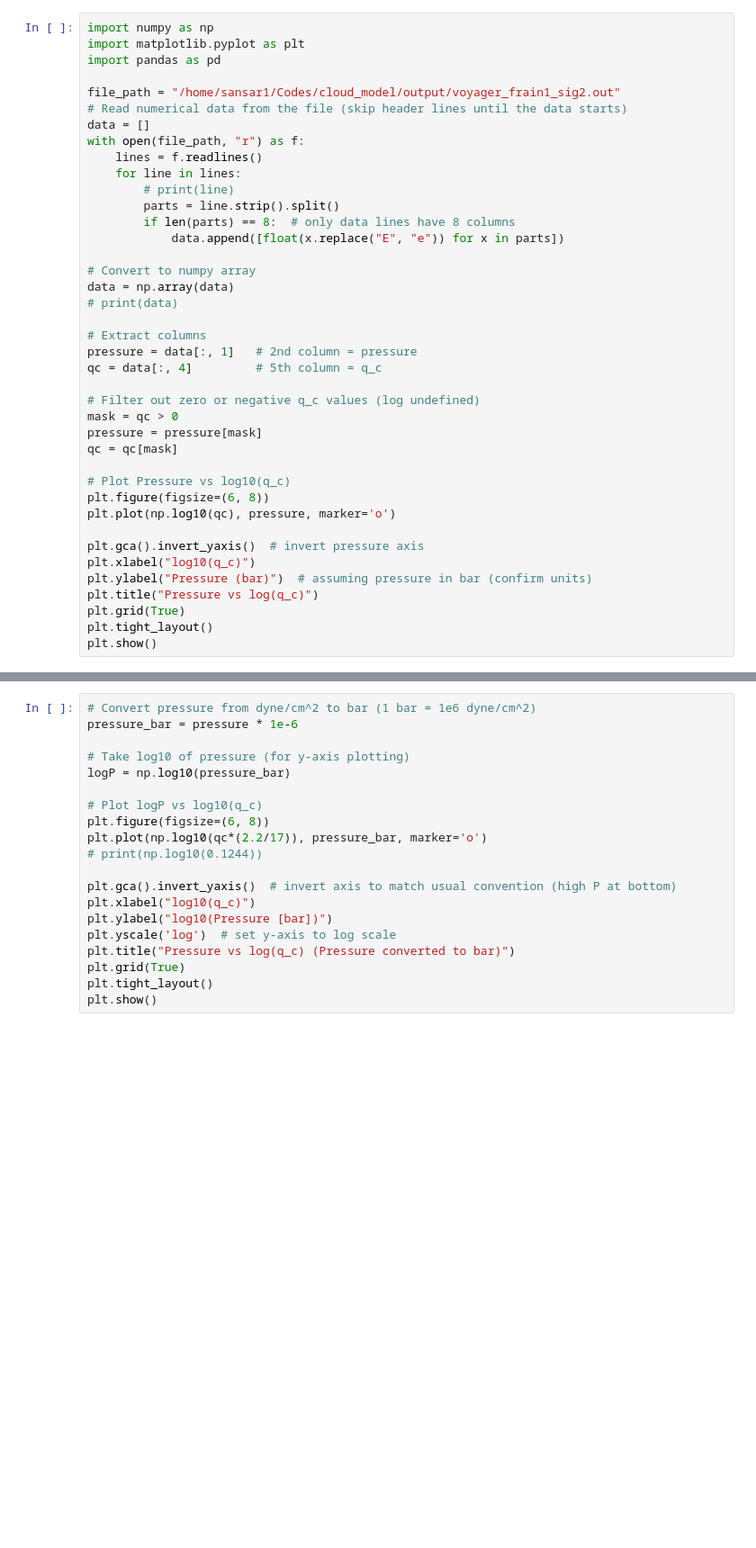
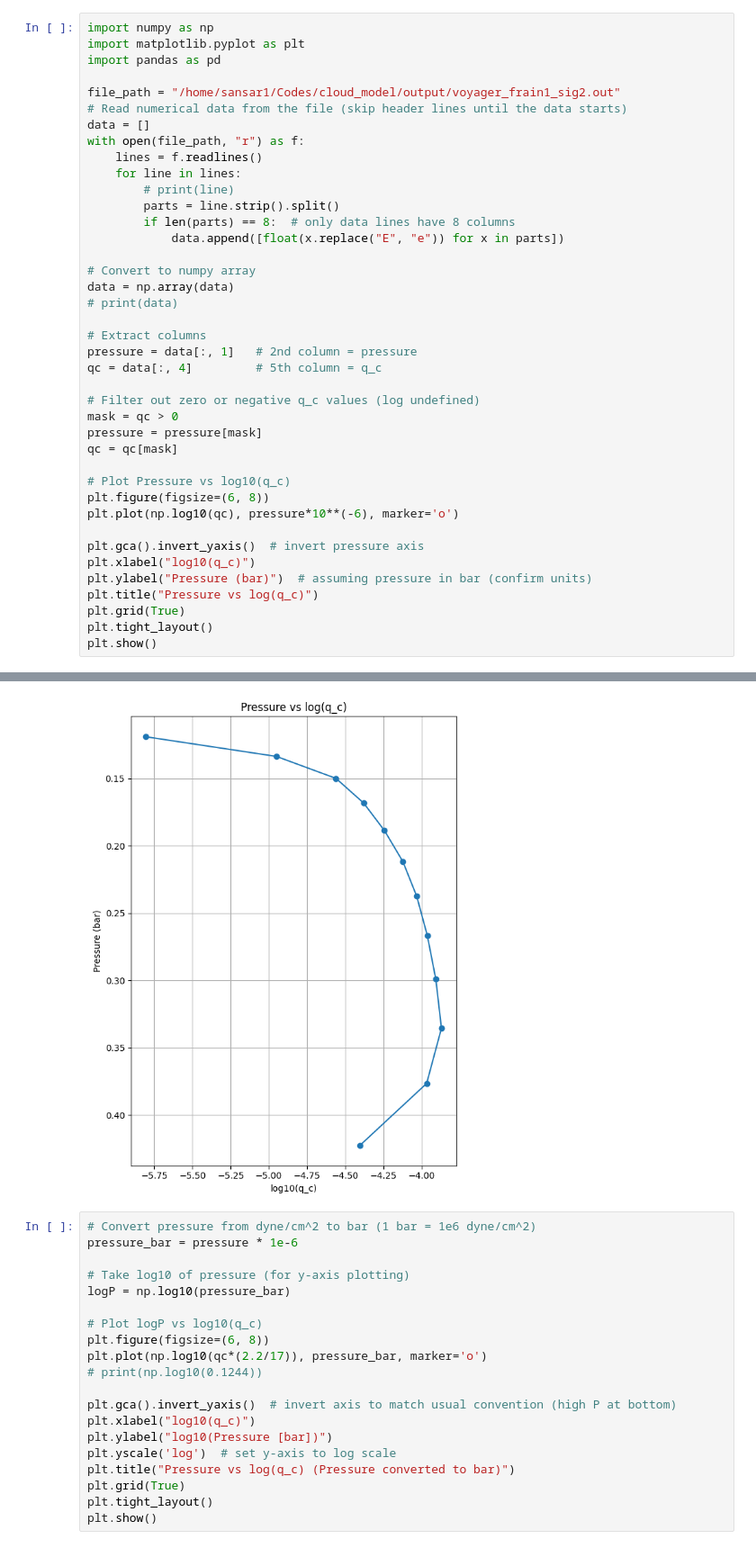
Before and after one commit to soumi-mandal1903/cloud_model, a Jupyter notebook: jupyter/plot.ipynb, the cells around one changed output, grey strips where cells are left out. Shown at 90% size. Drawn from its saved outputs; the diff is of its cells as text; blank space fills up the shorter version.

```diff
--- a/jupyter/plot.ipynb
+++ b/jupyter/plot.ipynb
@@ -29,7 +29,7 @@ qc = qc[mask]
 
 # Plot Pressure vs log10(q_c)
 plt.figure(figsize=(6, 8))
-plt.plot(np.log10(qc), pressure, marker='o')
+plt.plot(np.log10(qc), pressure*10**(-6), marker='o')
 
 plt.gca().invert_yaxis()  # invert pressure axis
 plt.xlabel("log10(q_c)")
@@ -43,3 +42,4 @@ ValueError: could not convert string to float: '0.000e+00b'
+[figure, added]
 # %%
 # Convert pressure from dyne/cm^2 to bar (1 bar = 1e6 dyne/cm^2)
 pressure_bar = pressure * 1e-6
```
Also changed, not shown: parts of 2 cells of this notebook, 4 other files.
